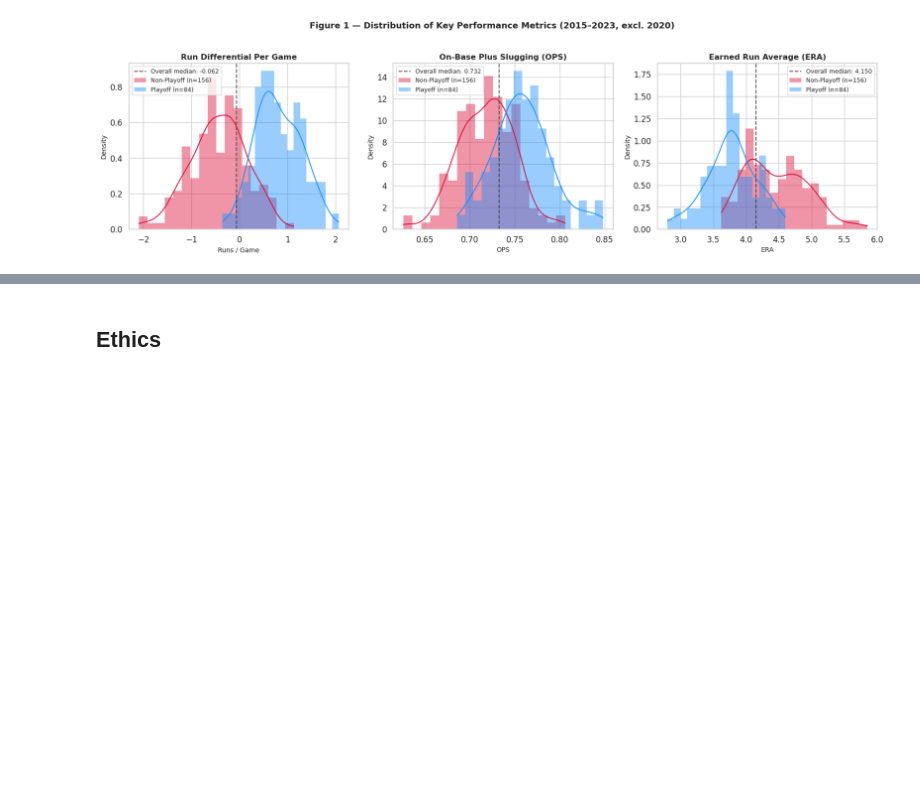
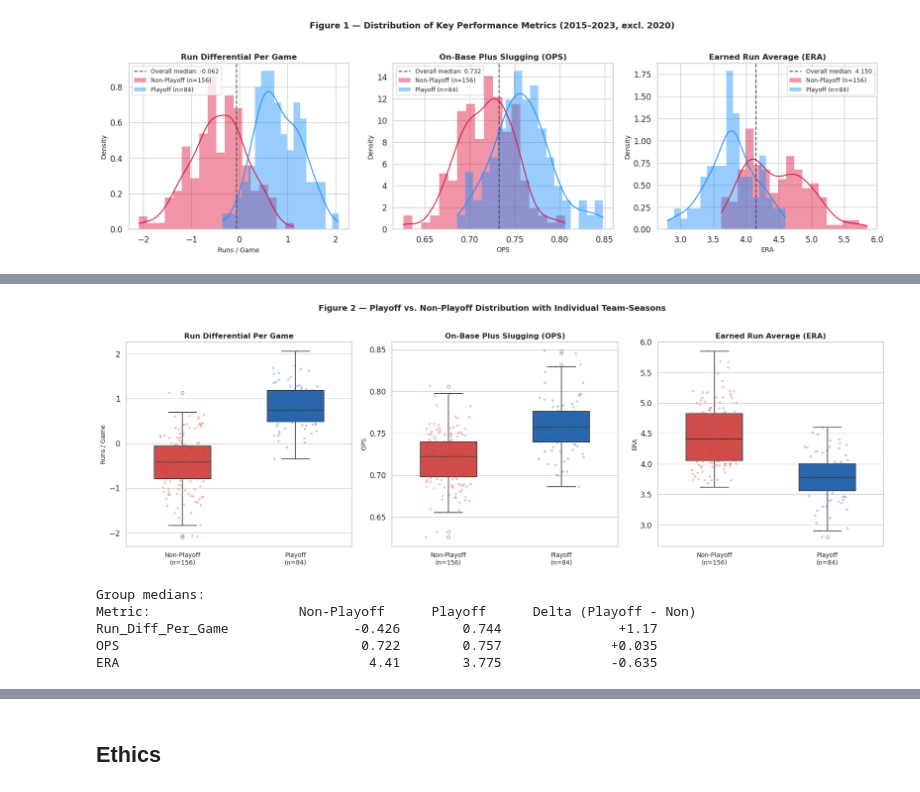
Before and after one commit to COGS108/Group021_WI26, a Jupyter notebook: 02-EDACheckpoint.ipynb, the cells around one changed output, grey strips where cells are left out. Drawn from its saved outputs; the diff is of its cells as text; code cells hidden in the pictures; blank space fills up the shorter version.

Commit message:
Added Outlier Observations with Boxplot visualizations and Figure Interpretation + groundwork for Final visualization section: Correlation Heatmaps.

```diff
--- a/02-EDACheckpoint.ipynb
+++ b/02-EDACheckpoint.ipynb
@@ -773,0 +755,61 @@ Some more words and stuff.  Remember notebooks work best if you interleave the c
+# %%
+## YOUR CODE HERE
+# Mapping numeric playoff flag to string labels for a sophisticated axis display
+df_plot = df.copy()
+df_plot['Playoff Status'] = df_plot['Made_Playoffs'].map({0: 'Non-Playoff', 1: 'Playoff'})
+STATUS_ORDER  = ['Non-Playoff', 'Playoff']
+STATUS_COLORS = {'Non-Playoff': '#E53935', 'Playoff': '#1565C0'}
+
+fig, axes = plt.subplots(1, 3, figsize=(18, 6))
+fig.suptitle('Figure 2 — Playoff vs. Non-Playoff Distribution with Individual Team-Seasons',
+             fontsize=13, fontweight='bold', y=1.01)
+
+box_specs = [
+    ('Run_Diff_Per_Game', 'Run Differential Per Game', 'Runs / Game'),
+    ('OPS',               'On-Base Plus Slugging (OPS)', 'OPS'),
+    ('ERA',               'Earned Run Average (ERA)',    'ERA'),
+]
+
+## PLOTTING Boxplots
+for ax, (col, title, ylabel) in zip(axes, box_specs):
+    sns.boxplot(
+        data=df_plot, x='Playoff Status', y=col,
+        palette=STATUS_COLORS, order=STATUS_ORDER,
+        width=0.5, linewidth=1.3,
+        flierprops=dict(marker='o', markersize=5, alpha=0.5),
+        ax=ax
+    )
+    sns.stripplot(
+        data=df_plot, x='Playoff Status', y=col,
+        palette=STATUS_COLORS, order=STATUS_ORDER,
+        size=4, alpha=0.30, jitter=0.2,
+        ax=ax
+    )
+    ax.set_title(title, fontsize=12, fontweight='bold')
+    ax.set_xlabel('')
+    ax.set_ylabel(ylabel, fontsize=10)
+    # Annotate sample sizes on x-axis
+    ax.set_xticklabels(['Non-Playoff\n(n=156)', 'Playoff\n(n=84)'], fontsize=10)
+
+plt.tight_layout()
+plt.show()
+# %% [output]
+[figure, added]
+# %%
+## GROUP MEDIANS
+print("Group medians:")
+print("Metric:                   Non-Playoff      Playoff      Delta (Playoff - Non)")
+for col in ['Run_Diff_Per_Game', 'OPS', 'ERA']:
+    if col in df.columns:
+        g = df.groupby('Made_Playoffs')[col].median()
+        non_playoff_val = round(g[0], 3)
+        playoff_val = round(g[1], 3)
+        diff_val = round(g[1] - g[0], 3)
+        diff_str = "+" + str(diff_val) if diff_val > 0 else str(diff_val)
+        print(col.ljust(24) + str(non_playoff_val).rjust(15) + str(playoff_val).rjust(13) + diff_str.rjust(20))
+# %% [output]
+Group medians:
+Metric:                   Non-Playoff      Playoff      Delta (Playoff - Non)
+Run_Diff_Per_Game                -0.426        0.744               +1.17
+OPS                               0.722        0.757              +0.035
+ERA                                4.41        3.775              -0.635
```
Also changed, not shown: parts of 7 cells of this notebook.
